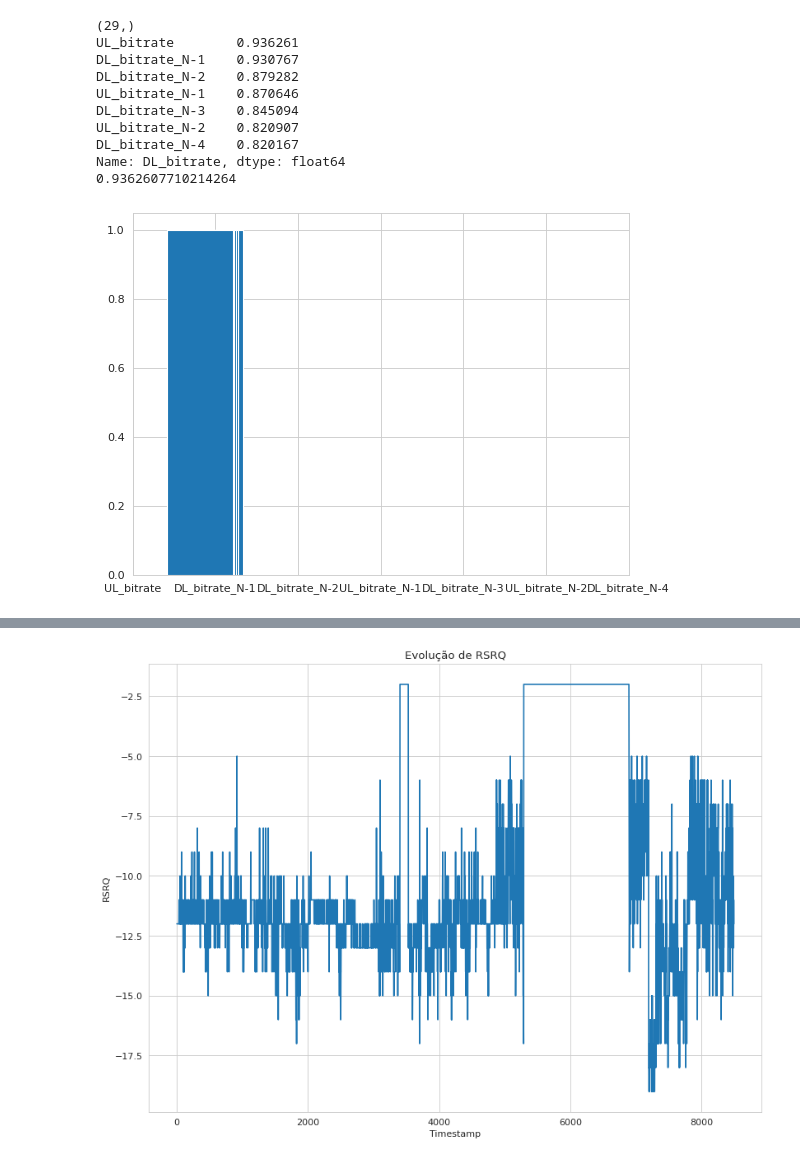
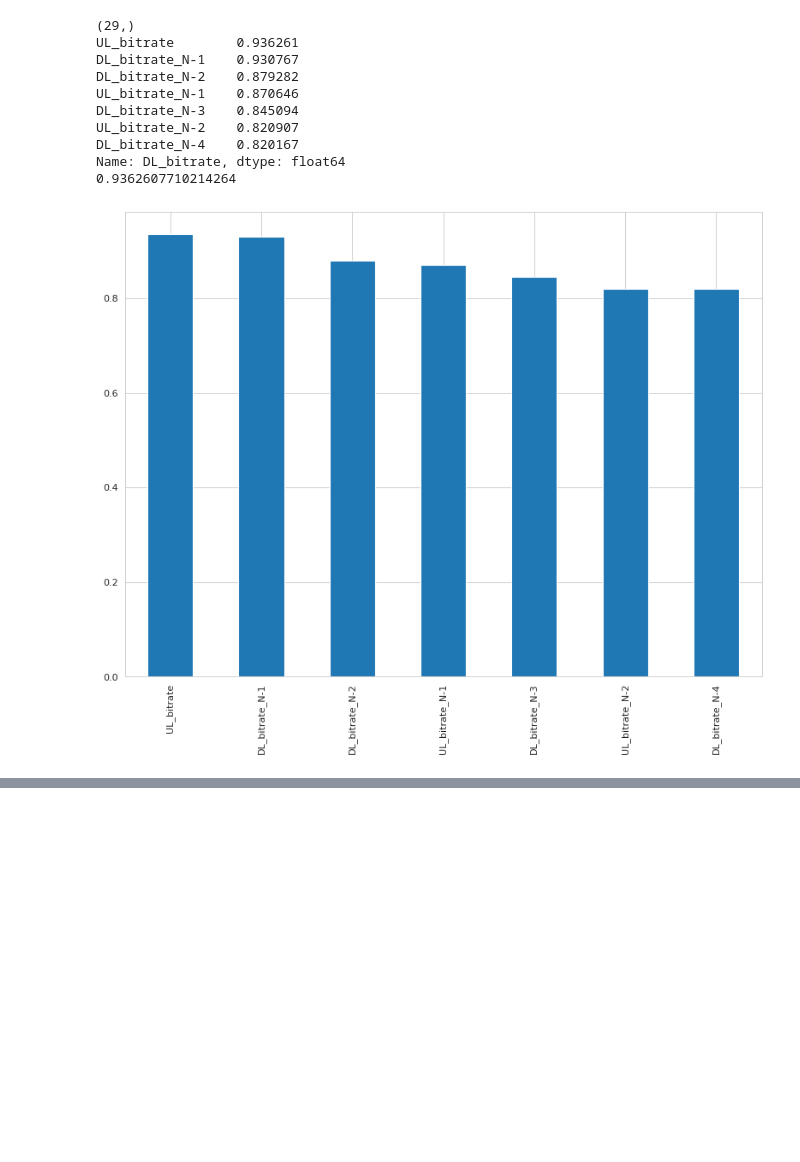
Before and after one commit to TiagoBem/PredictionModel, a Jupyter notebook: AnaliseDataset.ipynb, the cells around one changed output, grey strips where cells are left out. Drawn from its saved outputs; the diff is of its cells as text; code cells hidden in the pictures; blank space fills up the shorter version.

```diff
--- a/AnaliseDataset.ipynb
+++ b/AnaliseDataset.ipynb
@@ -22,8 +22,9 @@ print(max(correlations))
 labels = correlations.index
 x_pos = np.arange(len(labels))
 
-plt.figure(figsize=(8, 6), dpi=80)
-plt.bar(correlations,height=1)
+plt.figure(figsize=(12,9), dpi=80)
+#plt.bar(correlations,height=1)
+correlations.plot(kind='bar')
 plt.xticks(x_pos,labels)
 plt.show()
 
@@ -91,34 +92,33 @@ def biggest_drop():
   return max_row
 
 drop = biggest_drop()
 print("Maior quebra de DL_bitrate na linha " + str(drop) + ": " + str(dataset['DL_bitrate_N-1'][drop] - dataset['DL_bitrate'][drop]) + " DL_bitrate_N-1: " + str(dataset['DL_bitrate_N-1'][drop]) + "  DL_bitrate: " + str(dataset['DL_bitrate'][drop]))
 
 
 # timestamp com maior subida de DL_bitrate
 def biggest_raise():
   max = 0
   max_row = 0
   for row in dataset.index:
     aux = dataset['DL_bitrate'][row] - dataset['DL_bitrate_N-1'][row]
     if aux > max:
       max = aux
       max_row = row
   return max_row
 
 increase = biggest_raise()
 print("Maior subida de DL_bitrate na linha " + str(increase) + ": " + str(dataset['DL_bitrate'][increase] - dataset['DL_bitrate_N-1'][increase]) + " DL_bitrate_N-1: " + str(dataset['DL_bitrate_N-1'][increase]) + "  DL_bitrate: " + str(dataset['DL_bitrate'][increase]))
 # %% [output]
 (29,)
 UL_bitrate        0.936261
 DL_bitrate_N-1    0.930767
 DL_bitrate_N-2    0.879282
 UL_bitrate_N-1    0.870646
 DL_bitrate_N-3    0.845094
 UL_bitrate_N-2    0.820907
 DL_bitrate_N-4    0.820167
 Name: DL_bitrate, dtype: float64
 0.9362607710214264
-[figure, old version]
+[figure, new version]
 [figure]
 [figure]
-[figure, removed]
```
Also changed, not shown: parts of 1 cell of this notebook.
